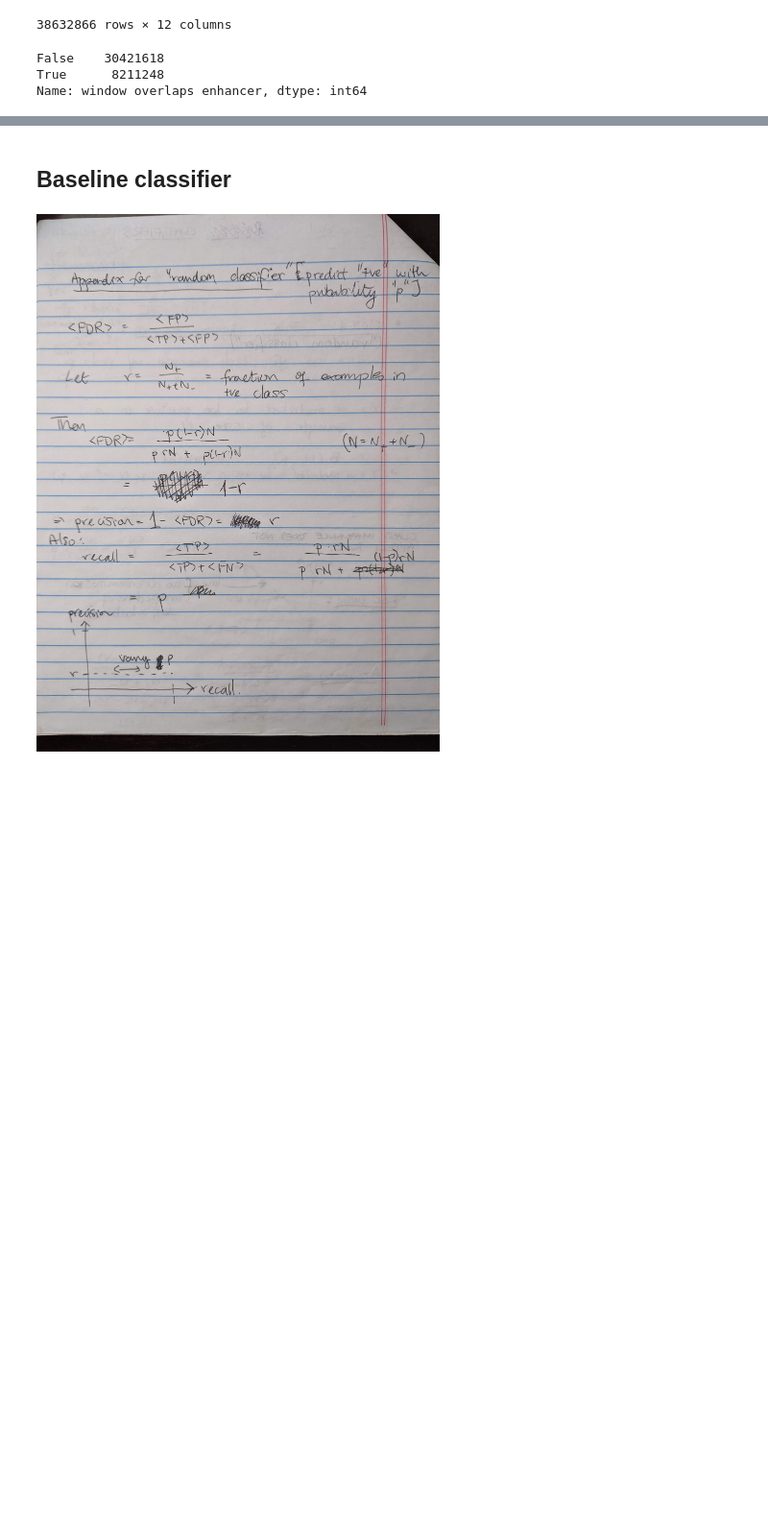
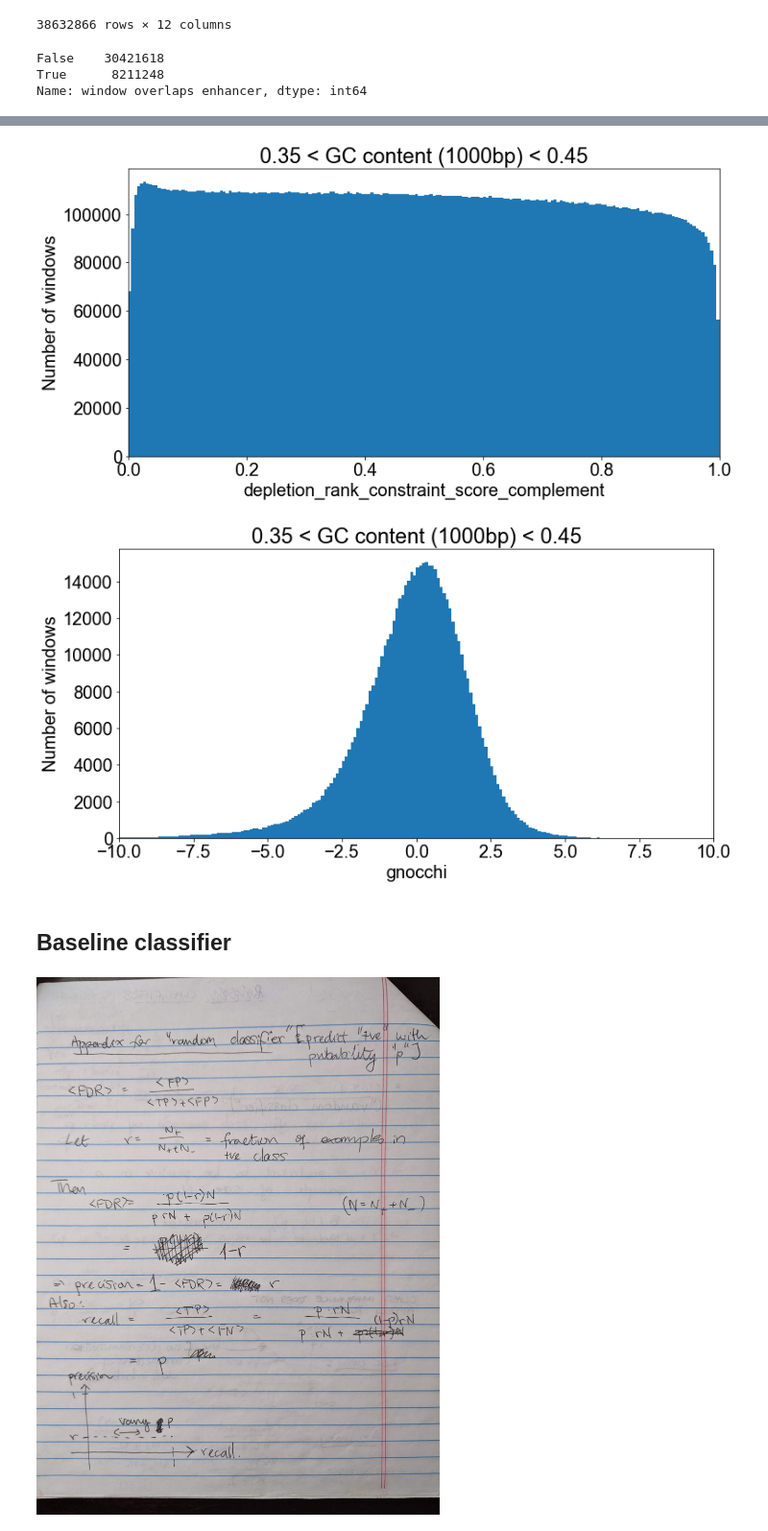
Before and after one commit to quinlan-lab/constraint-tools, a Jupyter notebook: papers/neutral_models_are_biased/6.Halldorsson/main.2.ipynb, the cells around one changed output, grey strips where cells are left out. Shown at 96% size. Cells and saved outputs as stored; diff of their text form; code cells hidden in the pictures; blank space fills up the shorter version.

```diff
--- a/papers/neutral_models_are_biased/6.Halldorsson/main.2.ipynb
+++ b/papers/neutral_models_are_biased/6.Halldorsson/main.2.ipynb
@@ -155,3 +193,8 @@ Name: window overlaps enhancer, dtype: int64
+# %%
+plot_all_constraint_score_distributions(0.35, 0.45)
+# %% [output]
+[figure, added]
+[figure, added]
 # %% [markdown]
 ## Baseline classifier
 # %%
```
Also changed, not shown: parts of 2 cells of this notebook.
